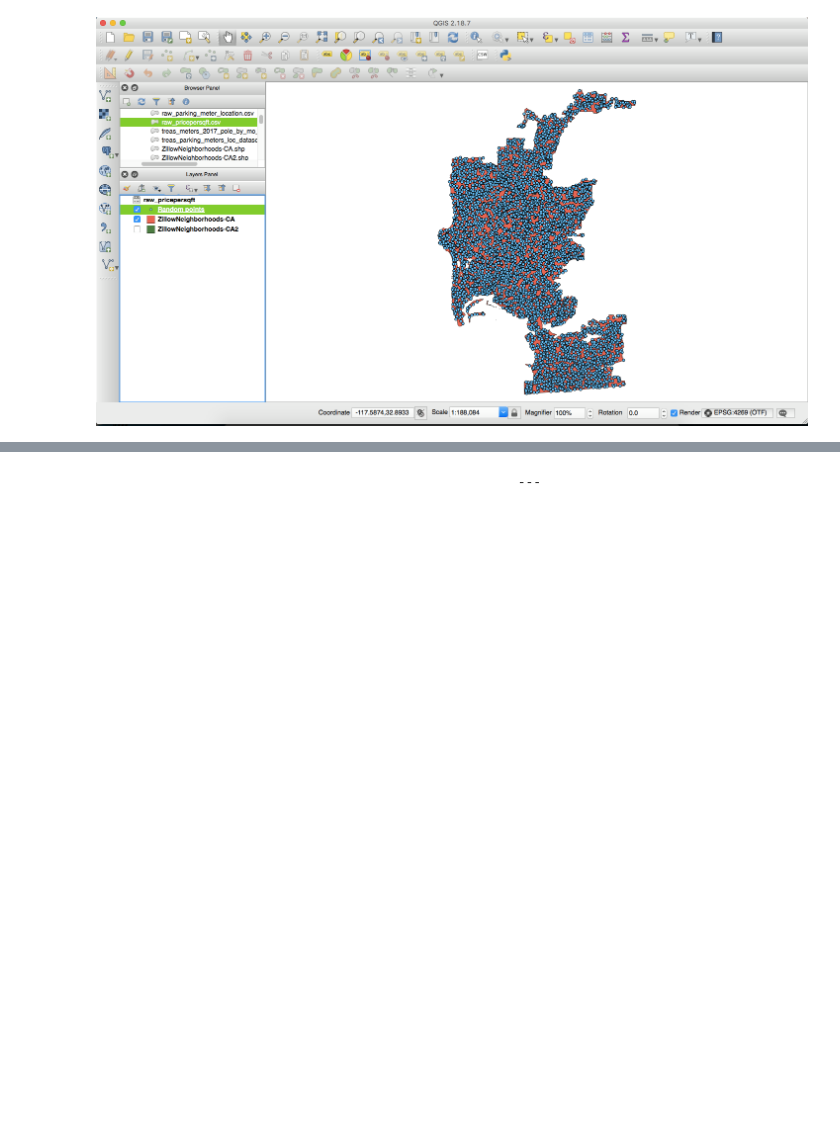
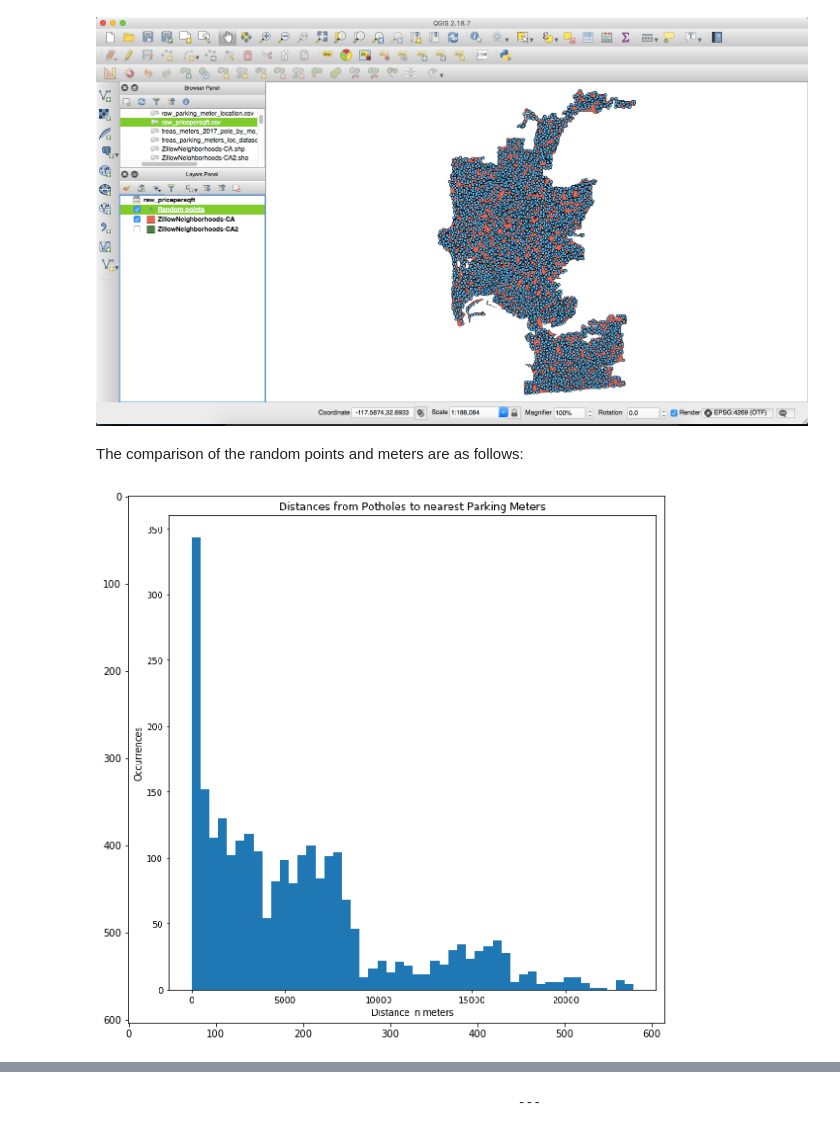
Before and after one commit to mac011/Pr_087, a Jupyter notebook: Pr_087_HackathonSubmission.ipynb, the cells around one changed output, grey strips where cells are left out. Drawn from its saved outputs; the diff is of its cells as text; code cells hidden in the pictures; blank space fills up the shorter version.

```diff
--- a/Pr_087_HackathonSubmission.ipynb
+++ b/Pr_087_HackathonSubmission.ipynb
@@ -121,3 +141,5 @@ Image("plots/QGis2.png")
 Image("plots/QGis3.png")
 # %% [output]
 [figure]
+# %% [markdown]
+The comparison of the random points and meters are as follows:
@@ -123,0 +193,6 @@ Image("plots/QGis3.png")
+# %%
+from scipy import misc
+plt.imshow(misc.imread("plots/Distances_From_Potholes_To_Nearest_Parking_Meters.png"))
+plt.show()
+# %% [output]
+[figure, added]
```
Also changed, not shown: parts of 30 cells of this notebook, 2 other files.
